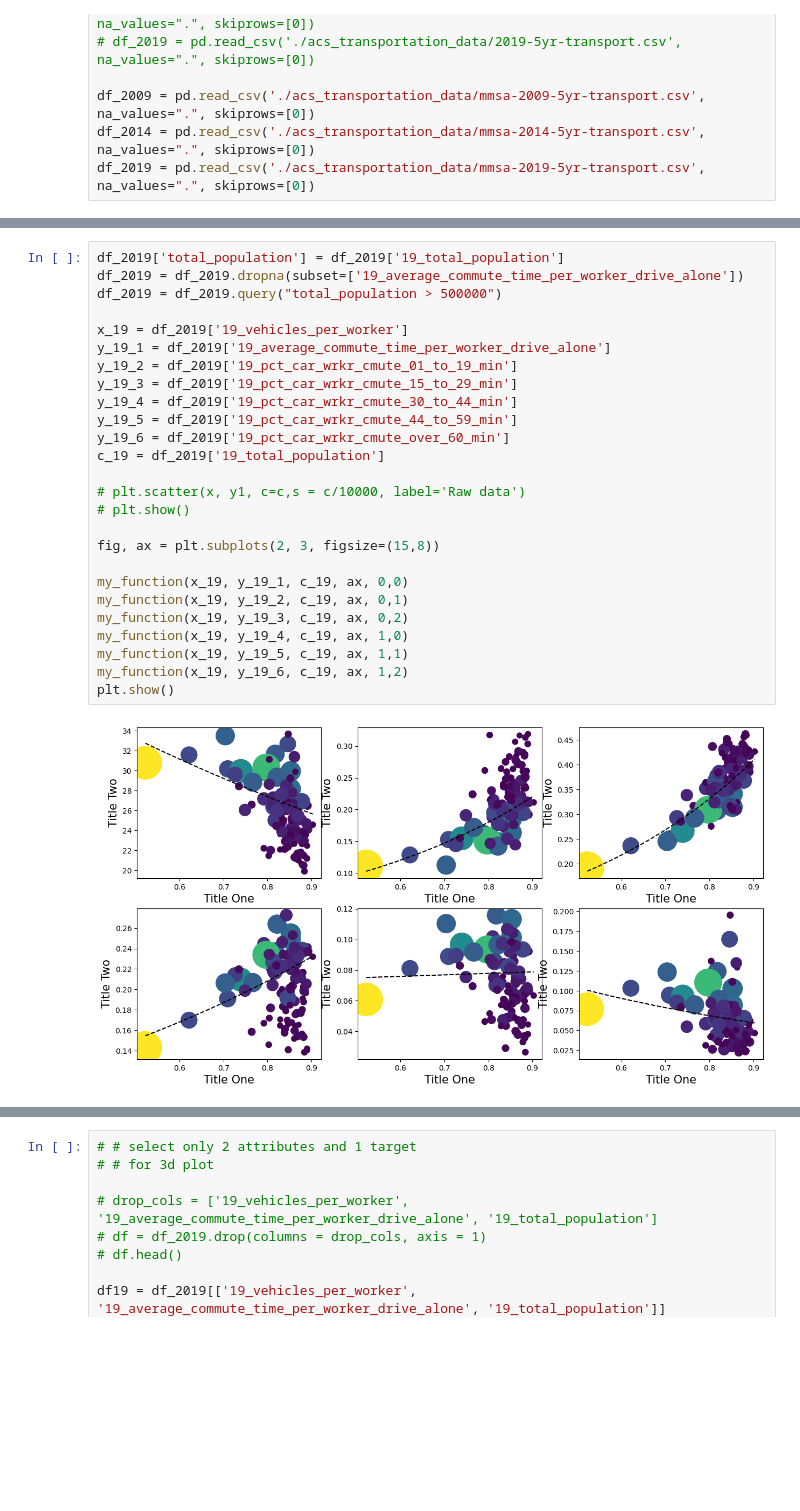
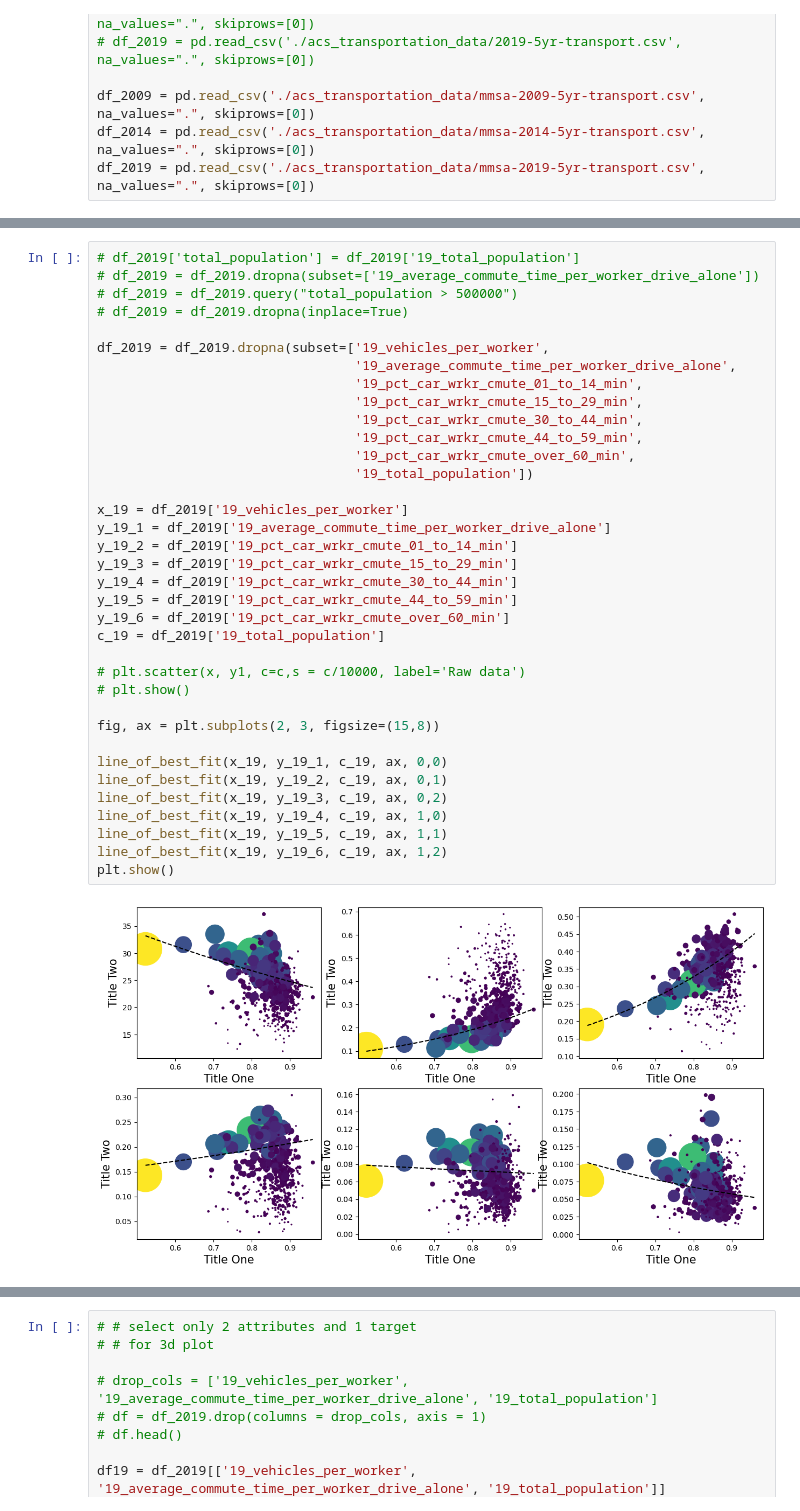
Before and after one commit to Fractate/us_transport_analysis, a Jupyter notebook: mmsa_comparisons_3d.ipynb, the cells around one changed output, grey strips where cells are left out. Cells and saved outputs as stored; diff of their text form; blank space fills up the shorter version.

```diff
--- a/mmsa_comparisons_3d.ipynb
+++ b/mmsa_comparisons_3d.ipynb
@@ -1632,28 +1667,38 @@ plt.show()
 # %%
-df_2019['total_population'] = df_2019['19_total_population']
-df_2019 = df_2019.dropna(subset=['19_average_commute_time_per_worker_drive_alone'])
-df_2019 = df_2019.query("total_population > 500000")
+# df_2019['total_population'] = df_2019['19_total_population']
+# df_2019 = df_2019.dropna(subset=['19_average_commute_time_per_worker_drive_alone'])
+# df_2019 = df_2019.query("total_population > 500000")
+# df_2019 = df_2019.dropna(inplace=True)
+
+df_2019 = df_2019.dropna(subset=['19_vehicles_per_worker',
+                                 '19_average_commute_time_per_worker_drive_alone',
+                                 '19_pct_car_wrkr_cmute_01_to_14_min',
+                                 '19_pct_car_wrkr_cmute_15_to_29_min',
+                                 '19_pct_car_wrkr_cmute_30_to_44_min',
+                                 '19_pct_car_wrkr_cmute_44_to_59_min',
+                                 '19_pct_car_wrkr_cmute_over_60_min',
+                                 '19_total_population'])
 
 x_19 = df_2019['19_vehicles_per_worker']
 y_19_1 = df_2019['19_average_commute_time_per_worker_drive_alone']
-y_19_2 = df_2019['19_pct_car_wrkr_cmute_01_to_19_min']
+y_19_2 = df_2019['19_pct_car_wrkr_cmute_01_to_14_min']
 y_19_3 = df_2019['19_pct_car_wrkr_cmute_15_to_29_min']
 y_19_4 = df_2019['19_pct_car_wrkr_cmute_30_to_44_min']
 y_19_5 = df_2019['19_pct_car_wrkr_cmute_44_to_59_min']
 y_19_6 = df_2019['19_pct_car_wrkr_cmute_over_60_min']
 c_19 = df_2019['19_total_population']
 
 # plt.scatter(x, y1, c=c,s = c/10000, label='Raw data')
 # plt.show()
 
 fig, ax = plt.subplots(2, 3, figsize=(15,8))
 
-my_function(x_19, y_19_1, c_19, ax, 0,0)
-my_function(x_19, y_19_2, c_19, ax, 0,1)
-my_function(x_19, y_19_3, c_19, ax, 0,2)
-my_function(x_19, y_19_4, c_19, ax, 1,0)
-my_function(x_19, y_19_5, c_19, ax, 1,1)
-my_function(x_19, y_19_6, c_19, ax, 1,2)
+line_of_best_fit(x_19, y_19_1, c_19, ax, 0,0)
+line_of_best_fit(x_19, y_19_2, c_19, ax, 0,1)
+line_of_best_fit(x_19, y_19_3, c_19, ax, 0,2)
+line_of_best_fit(x_19, y_19_4, c_19, ax, 1,0)
+line_of_best_fit(x_19, y_19_5, c_19, ax, 1,1)
+line_of_best_fit(x_19, y_19_6, c_19, ax, 1,2)
 plt.show()
 # %% [output]
-[figure, old version]
+[figure, new version]
```
Also changed, not shown: parts of 9 cells of this notebook.
